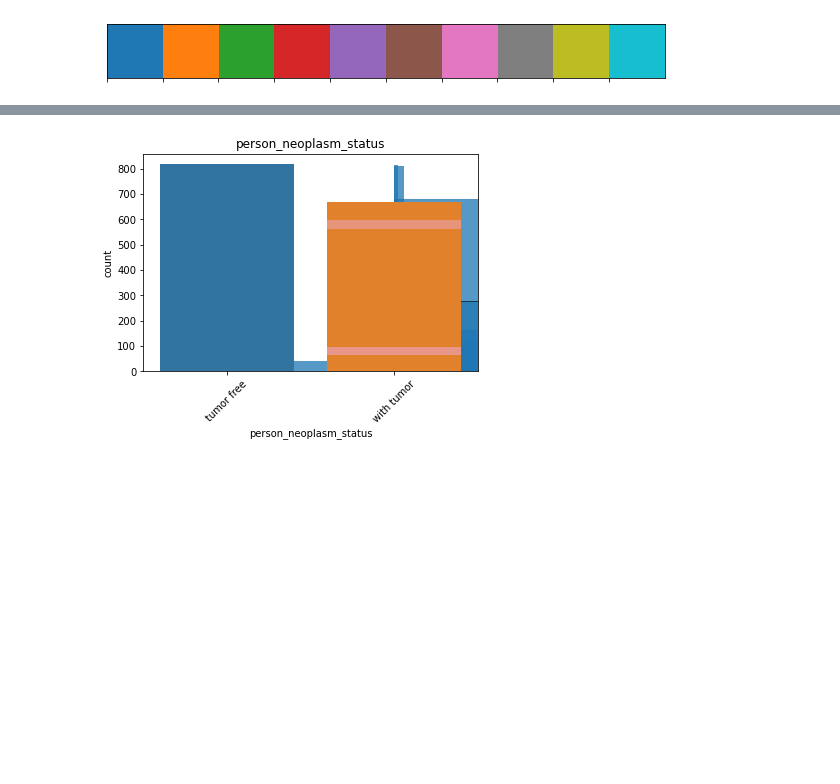
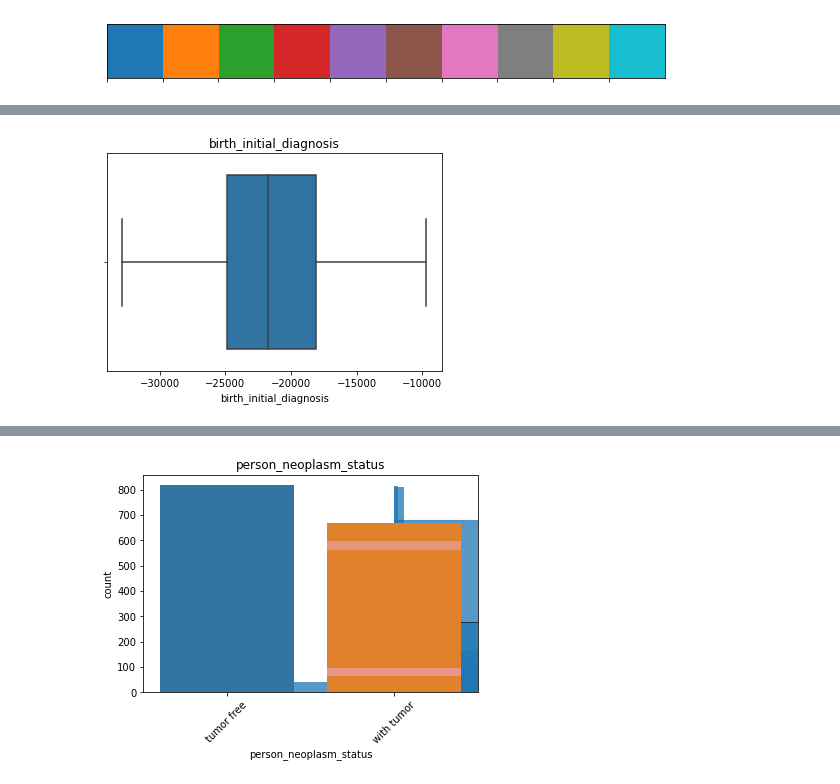
Before and after one commit to jamillan94/DSM-BCD, a Jupyter notebook: DSM-BCD/NOTEBOOK/8_EDA _SEABORN.ipynb, the cells around one changed output, grey strips where cells are left out. Saved outputs shown, nothing was run; the diff lists cells and outputs as text; code cells hidden in the pictures; blank space fills up the shorter version.

```diff
--- a/DSM-BCD/NOTEBOOK/8_EDA _SEABORN.ipynb
+++ b/DSM-BCD/NOTEBOOK/8_EDA _SEABORN.ipynb
@@ -573,0 +47,12 @@ sns.palplot(diverging_colors)
+# %%
+# Boxplot
+i='birth_initial_diagnosis'
+numerical=sns.boxplot(breast_clean[i], orient='h')
+numerical.tick_params(axis='x')
+numerical.set(title=i)
+numerical.tick_params(axis='x')
+plot_num=numerical.get_figure()
+
+plot_num.savefig(PATH_NUMERICAS+i+".pdf",bbox_inches = 'tight')
+# %% [output]
+[figure, added]
```
Also changed, not shown: parts of 75 cells of this notebook, 46 other files.
